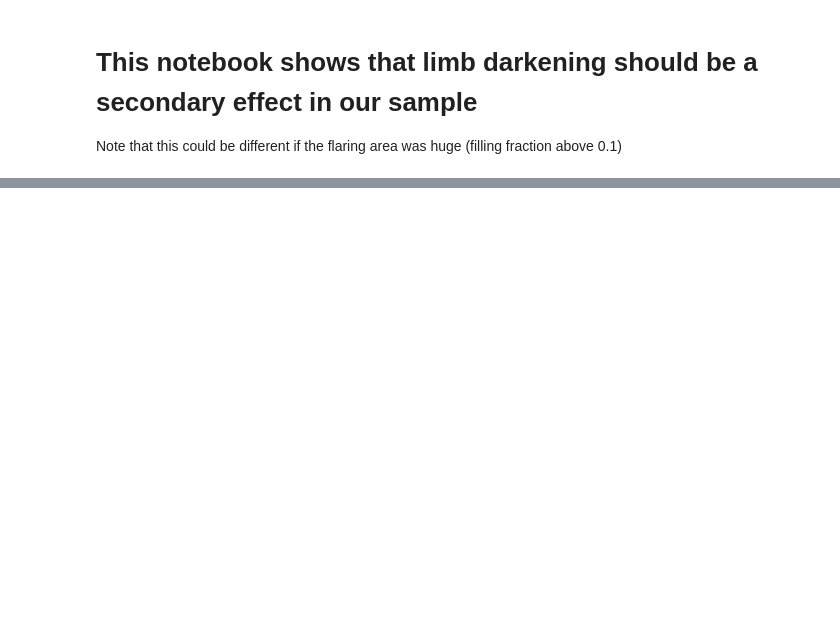
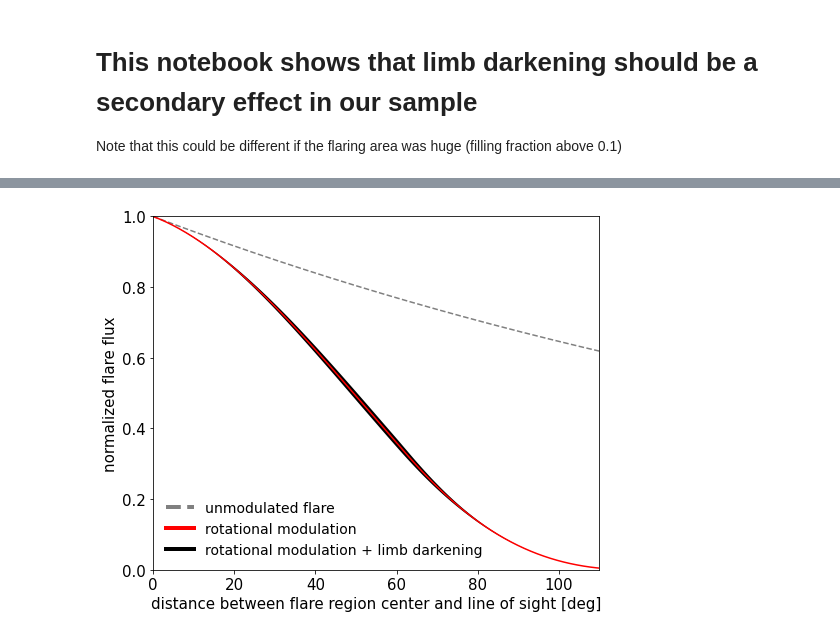
Before and after one commit to ekaterinailin/MalachiteMountains, a Jupyter notebook: analysis/notebooks/_NB_estimate_limb_darkening_effect_on_model.ipynb, the cells around one changed output, grey strips where cells are left out. Cells and saved outputs as stored; diff of their text form; code cells hidden in the pictures; blank space fills up the shorter version.

Commit message:
add limb darkening estimate notebook that I used to make the plot in the appendix

```diff
--- a/analysis/notebooks/_NB_estimate_limb_darkening_effect_on_model.ipynb
+++ b/analysis/notebooks/_NB_estimate_limb_darkening_effect_on_model.ipynb
@@ -68,15 +36,0 @@ plt.legend();
-# %%
-deg = x / np.pi * 180.
-plt.figure(figsize=(8,6))
-plt.plot(deg,y,label="underlying flare")
-plt.plot(deg,(1 - np.cos(x)) * y, label="rot. mod. + limb darkening",c="grey")
-for u in np.linspace(0.1,1.5,10):
-    plt.plot(deg,(1 - np.cos(x)) * y / (maxf - df * limb(x,u)), c="grey", alpha=u / 1.5)
-
-# layout
-plt.ylim(0,1)
-plt.xlim(0,90)
-plt.xlabel("angular distance to limb [deg]")
-plt.ylabel("flux [arb. u.]")
-plt.title("flare starts at limb (0) and moves to center (90)")
-plt.legend();
@@ -84,0 +114,67 @@ plt.legend();
+# %%
+# choose angular radius
+ang_rad = 30
+
+# total number of data points on one hemisphere
+from funcs.model import PHI
+total = len(PHI) // 2
+
+# array of distances to the limb
+x = np.linspace(0,np.pi/2 + np.pi/8,140)
+
+# convert to degrees
+deg = x / np.pi * 180.
+
+# some slow-ish flare decay  (1 e-folding per rotation)
+y = 1 * np.exp(-.25 * x)
+
+# Start figure
+plt.figure(figsize=(8,6.5))
+
+# plot unmodulated flare
+plt.plot(deg, y, c="grey", linestyle="dashed")
+
+# create spherical cap flaring region
+latitudes, longitudes = dot_ensemble_spherical(0,0,ang_rad)
+
+
+# loop over limb darkening coefficients
+fs = []
+for _ in [0.5,1,1.5]:
+
+    # model light curve, esp. lambert factor and visibility with limb darkening:
+    lamb, onoff, m, covered = lightcurve_model(x, latitudes, -longitudes, y, np.pi/2, u=_)
+
+    # get the number of data points covered by the flaring region
+    # relative to the total number of data points on the surface
+    s = np.sum(onoff, axis=0) / total
+
+    # flux amplitude divided by adjusted background flux, i.e.
+    # 1 - s * covered <-> total flux - limb darkened spot that occupies fraction s of the total flux
+    flux =   m / (1 - s * covered)
+
+    fs.append(flux/flux[0])
+
+# plot with u=1, that is, no limb darkening
+plt.plot(deg, fs[1], c="r")
+
+# plot the range of limb darkening coefficients applied to the light curve
+plt.fill_between(deg, fs[2] , fs[0], label=ang_rad,  facecolor="k")
+
+# layout
+legend_elements3 = [Line2D([0], [0], color='grey', lw=4, linestyle="dashed",
+                      label="unmodulated flare"),
+                Line2D([0], [0], color='r', lw=4,
+                      label=f"rotational modulation"),
+                Line2D([0], [0], color='k', lw=4,
+                      label=f"rotational modulation + limb darkening"),]
+
+plt.legend(handles=legend_elements3, fontsize=14, frameon=False, loc=3)
+
+plt.ylim(0,1)
+plt.xlim(0,110)
+plt.xlabel("distance between flare region center and line of sight [deg]")
+plt.ylabel("normalized flare flux")
+plt.savefig("/home/ekaterina/Documents/002_writing/multiperiod-flares-draft-mnras/figures/appendix_limb_darkening.png", dpi=300);
+# %% [output]
+[figure, added]
```
Also changed, not shown: parts of 8 cells of this notebook, 2 other files.
